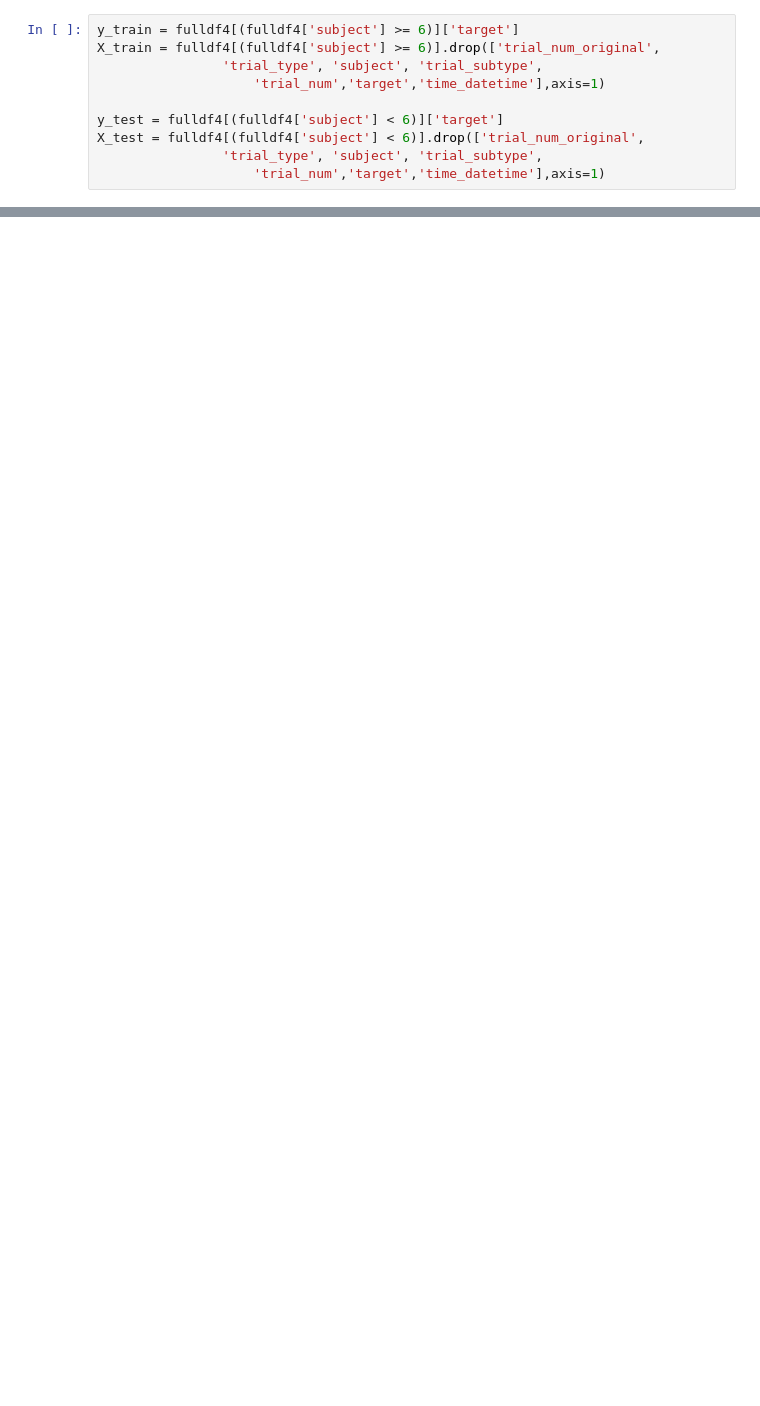
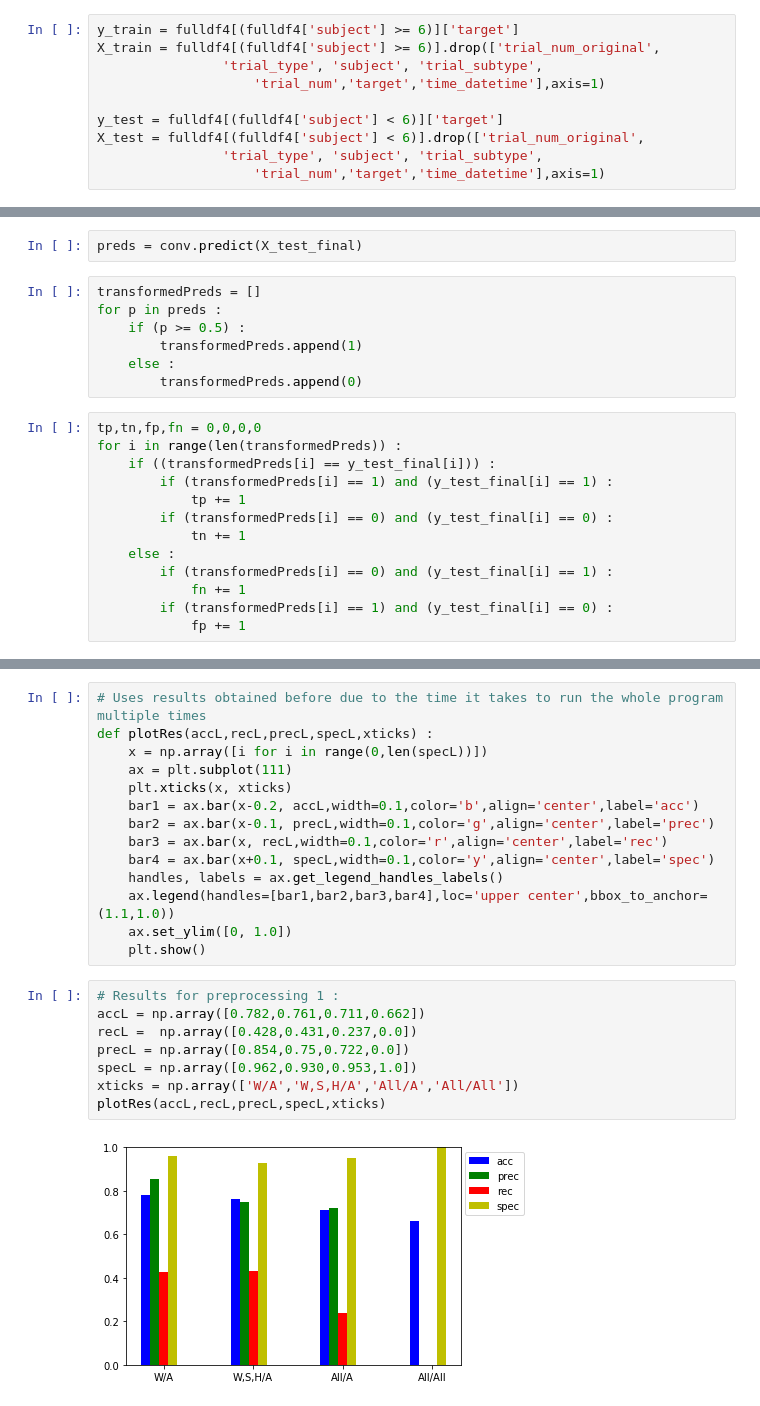
Before and after one commit to mdrmuhaimin/BigData2, a Jupyter notebook: code/Machine Learning/mlfull.ipynb, the cells around one changed output, grey strips where cells are left out. Cells and saved outputs as stored; diff of their text form; blank space fills up the shorter version.

Commit message:
Pushing results and result visualization (mlfull notebook)

```diff
--- a/code/Machine Learning/mlfull.ipynb
+++ b/code/Machine Learning/mlfull.ipynb
@@ -606,3 +707,25 @@ while i < X_test.shape[0] :
+# %%
+preds = conv.predict(X_test_final)
+# %%
+transformedPreds = []
+for p in preds :
+    if (p >= 0.5) :
+        transformedPreds.append(1)
+    else :
+        transformedPreds.append(0)
+# %%
+tp,tn,fp,fn = 0,0,0,0
+for i in range(len(transformedPreds)) :
+    if ((transformedPreds[i] == y_test_final[i])) :
+        if (transformedPreds[i] == 1) and (y_test_final[i] == 1) :
+            tp += 1
+        if (transformedPreds[i] == 0) and (y_test_final[i] == 0) :
+            tn += 1
+    else :
+        if (transformedPreds[i] == 0) and (y_test_final[i] == 1) :
+            fn += 1
+        if (transformedPreds[i] == 1) and (y_test_final[i] == 0) :
+            fp += 1
 # %%
 specificity = (tn / (fp + tn))*100
 sensitivity = (tp / (tp + fn))*100
@@ -624,0 +748,24 @@ Specificity : 100.0
+# %%
+# Uses results obtained before due to the time it takes to run the whole program multiple times
+def plotRes(accL,recL,precL,specL,xticks) :
+    x = np.array([i for i in range(0,len(specL))])
+    ax = plt.subplot(111)
+    plt.xticks(x, xticks)
+    bar1 = ax.bar(x-0.2, accL,width=0.1,color='b',align='center',label='acc')
+    bar2 = ax.bar(x-0.1, precL,width=0.1,color='g',align='center',label='prec')
+    bar3 = ax.bar(x, recL,width=0.1,color='r',align='center',label='rec')
+    bar4 = ax.bar(x+0.1, specL,width=0.1,color='y',align='center',label='spec')
+    handles, labels = ax.get_legend_handles_labels()
+    ax.legend(handles=[bar1,bar2,bar3,bar4],loc='upper center',bbox_to_anchor=(1.1,1.0))
+    ax.set_ylim([0, 1.0])
+    plt.show()
+# %%
+# Results for preprocessing 1 :
+accL = np.array([0.782,0.761,0.711,0.662])
+recL =  np.array([0.428,0.431,0.237,0.0])
+precL = np.array([0.854,0.75,0.722,0.0])
+specL = np.array([0.962,0.930,0.953,1.0])
+xticks = np.array(['W/A','W,S,H/A','All/A','All/All'])
+plotRes(accL,recL,precL,specL,xticks)
+# %% [output]
+[figure, added]
```
Also changed, not shown: parts of 39 cells of this notebook, 3 other files.
